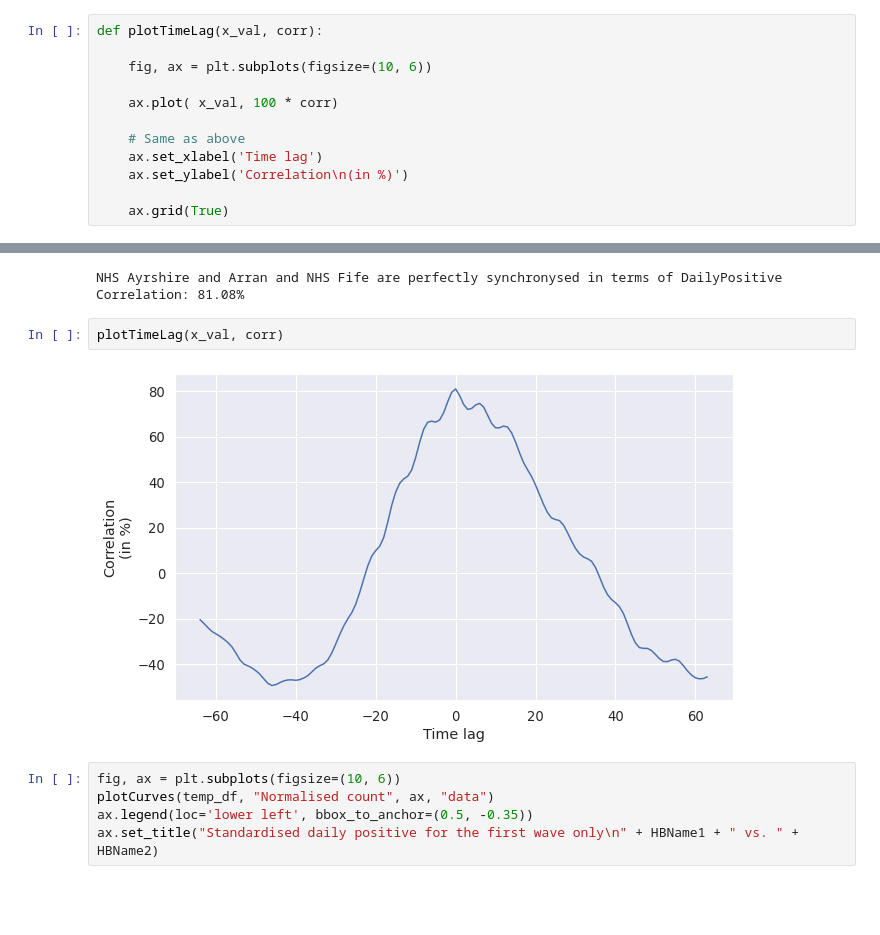
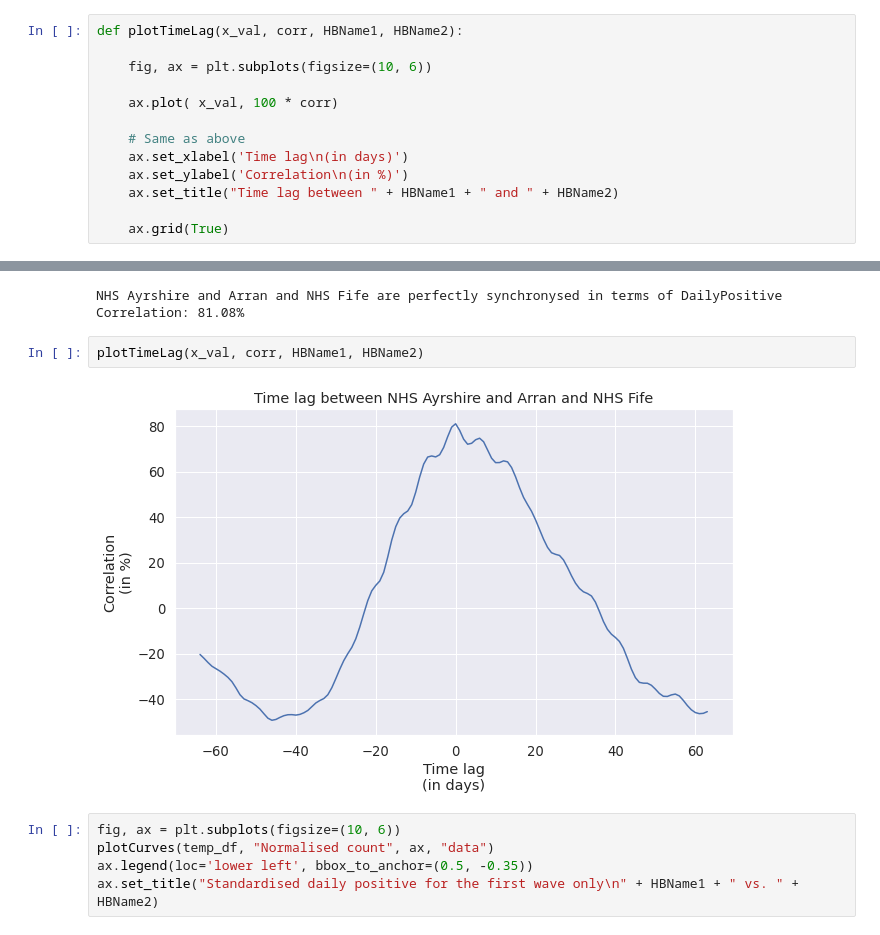
Before and after one commit to ScottishCovidResponse/scrc-vis-analytical, a Jupyter notebook: CorrelationMetrics/correlation_and_clustering.ipynb, the cells around one changed output, grey strips where cells are left out. Drawn from its saved outputs; the diff is of its cells as text; blank space fills up the shorter version.

Commit message:
Add title to the plot of the time lags.

```diff
--- a/CorrelationMetrics/correlation_and_clustering.ipynb
+++ b/CorrelationMetrics/correlation_and_clustering.ipynb
@@ -253,15 +253,16 @@ def summarise(HBName1, HBName2, lag, corr):
 
     print("Correlation:", "{:.2f}".format(np.max(corr) * 100) + "%")
 # %%
-def plotTimeLag(x_val, corr):
+def plotTimeLag(x_val, corr, HBName1, HBName2):
 
     fig, ax = plt.subplots(figsize=(10, 6))
 
     ax.plot( x_val, 100 * corr)
 
     # Same as above
-    ax.set_xlabel('Time lag')
+    ax.set_xlabel('Time lag\n(in days)')
     ax.set_ylabel('Correlation\n(in %)')
+    ax.set_title("Time lag between " + HBName1 + " and " + HBName2)
 
     ax.grid(True)
 # %%
@@ -442,9 +443,9 @@ summarise(HBName1, HBName2, lag, corr)
 NHS Ayrshire and Arran and NHS Fife are perfectly synchronysed in terms of DailyPositive
 Correlation: 81.08%
 # %%
-plotTimeLag(x_val, corr)
+plotTimeLag(x_val, corr, HBName1, HBName2)
 # %% [output]
-[figure, old version]
+[figure, new version]
 # %%
 fig, ax = plt.subplots(figsize=(10, 6))
 plotCurves(temp_df, "Normalised count", ax, "data")
```
Also changed, not shown: parts of 3 cells of this notebook.
